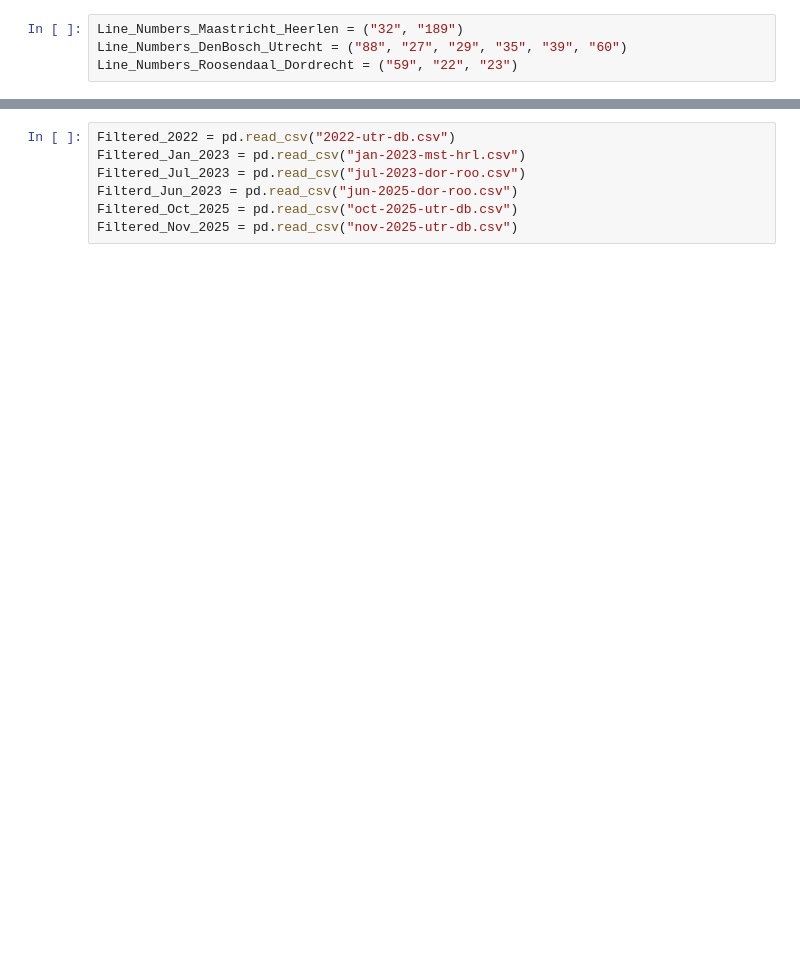
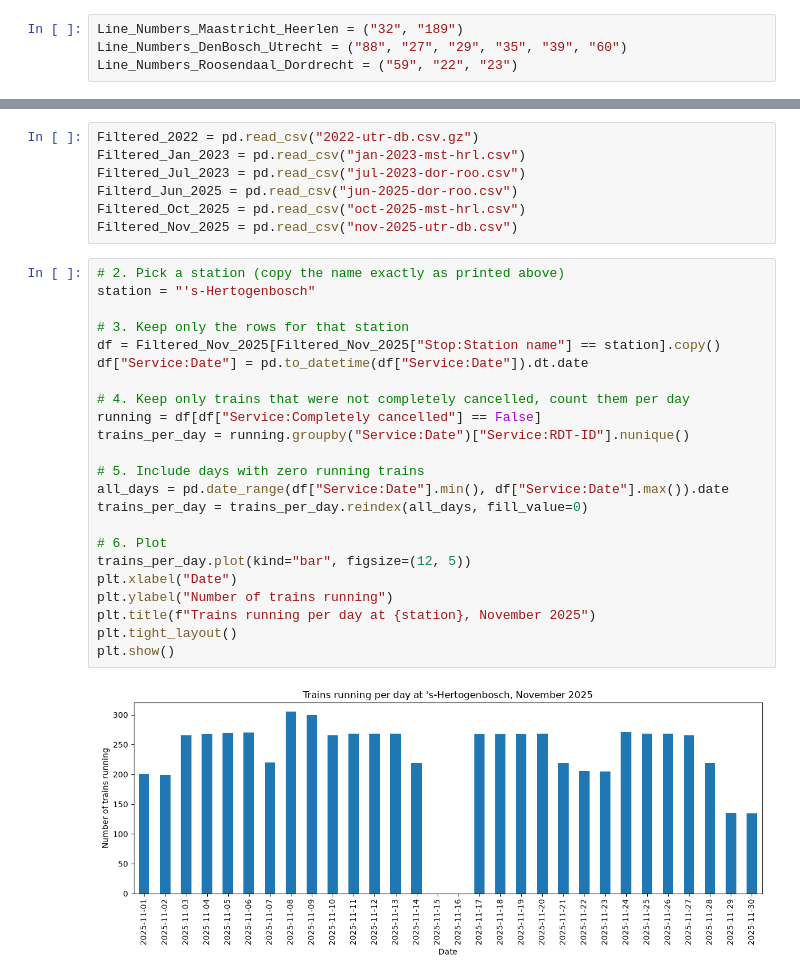
Before and after one commit to SasjaDolle/TIL-programming-groep-28, a Jupyter notebook: Actual_Services.ipynb, the cells around one changed output, grey strips where cells are left out. Drawn from its saved outputs; the diff is of its cells as text; blank space fills up the shorter version.

Commit message:
Made the plots for the actual services

```diff
--- a/Actual_Services.ipynb
+++ b/Actual_Services.ipynb
@@ -71,7 +8,32 @@ Line_Numbers_Roosendaal_Dordrecht = ("59", "22", "23")
 # %%
-Filtered_2022 = pd.read_csv("2022-utr-db.csv")
+Filtered_2022 = pd.read_csv("2022-utr-db.csv.gz")
 Filtered_Jan_2023 = pd.read_csv("jan-2023-mst-hrl.csv")
 Filtered_Jul_2023 = pd.read_csv("jul-2023-dor-roo.csv")
-Filterd_Jun_2023 = pd.read_csv("jun-2025-dor-roo.csv")
-Filtered_Oct_2025 = pd.read_csv("oct-2025-utr-db.csv")
+Filterd_Jun_2025 = pd.read_csv("jun-2025-dor-roo.csv")
+Filtered_Oct_2025 = pd.read_csv("oct-2025-mst-hrl.csv")
 Filtered_Nov_2025 = pd.read_csv("nov-2025-utr-db.csv")
+# %%
+# 2. Pick a station (copy the name exactly as printed above)
+station = "'s-Hertogenbosch"
+
+# 3. Keep only the rows for that station
+df = Filtered_Nov_2025[Filtered_Nov_2025["Stop:Station name"] == station].copy()
+df["Service:Date"] = pd.to_datetime(df["Service:Date"]).dt.date
+
+# 4. Keep only trains that were not completely cancelled, count them per day
+running = df[df["Service:Completely cancelled"] == False]
+trains_per_day = running.groupby("Service:Date")["Service:RDT-ID"].nunique()
+
+# 5. Include days with zero running trains
+all_days = pd.date_range(df["Service:Date"].min(), df["Service:Date"].max()).date
+trains_per_day = trains_per_day.reindex(all_days, fill_value=0)
+
+# 6. Plot
+trains_per_day.plot(kind="bar", figsize=(12, 5))
+plt.xlabel("Date")
+plt.ylabel("Number of trains running")
+plt.title(f"Trains running per day at {station}, November 2025")
+plt.tight_layout()
+plt.show()
+# %% [output]
+[figure, added]
```
Also changed, not shown: parts of 14 cells of this notebook, 1 other file.
